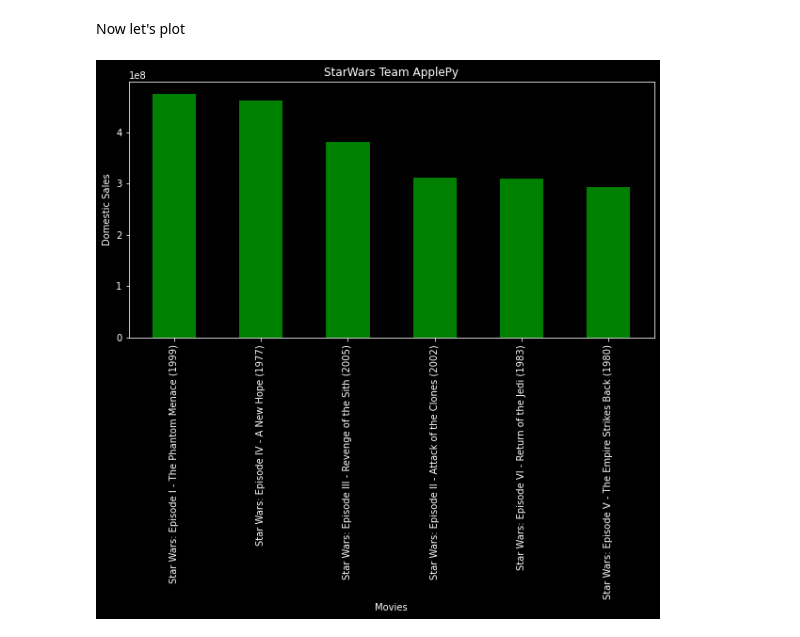
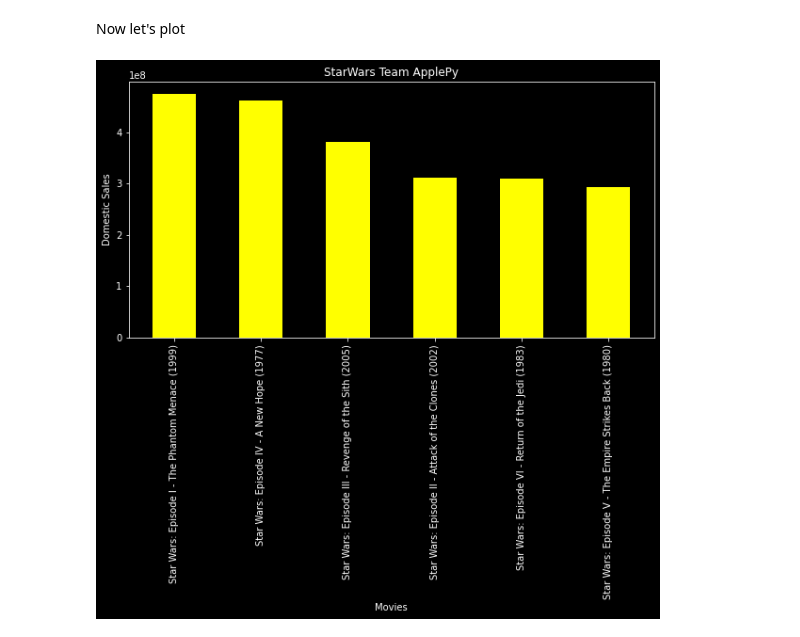
Before and after one commit to canaimax/DS522TeamApleePy, a Jupyter notebook: TX03ApplePyTeam.ipynb, the cells around one changed output. Cells and saved outputs as stored; diff of their text form; code cells hidden in the pictures.

```diff
--- a/TX03ApplePyTeam.ipynb
+++ b/TX03ApplePyTeam.ipynb
@@ -193,14 +223,14 @@ Now let's plot
 # %%
 courses = starplot['Title']
 values = starplot['Domestic Sales (in $)']
 fig = plt.figure(figsize = (10, 5))
 #  Bar plot
-plt.bar(courses, values, color ='green',
+plt.bar(courses, values, color ='yellow',
         width = 0.5)
 plt.xticks(rotation='vertical')
 plt.xlabel("Movies")
 plt.ylabel("Domestic Sales")
 plt.title("StarWars Team ApplePy")
 plt.show()
 # %% [output]
-[figure, old version]
+[figure, new version]
```
Also changed, not shown: parts of 12 cells of this notebook, 4 other files.
